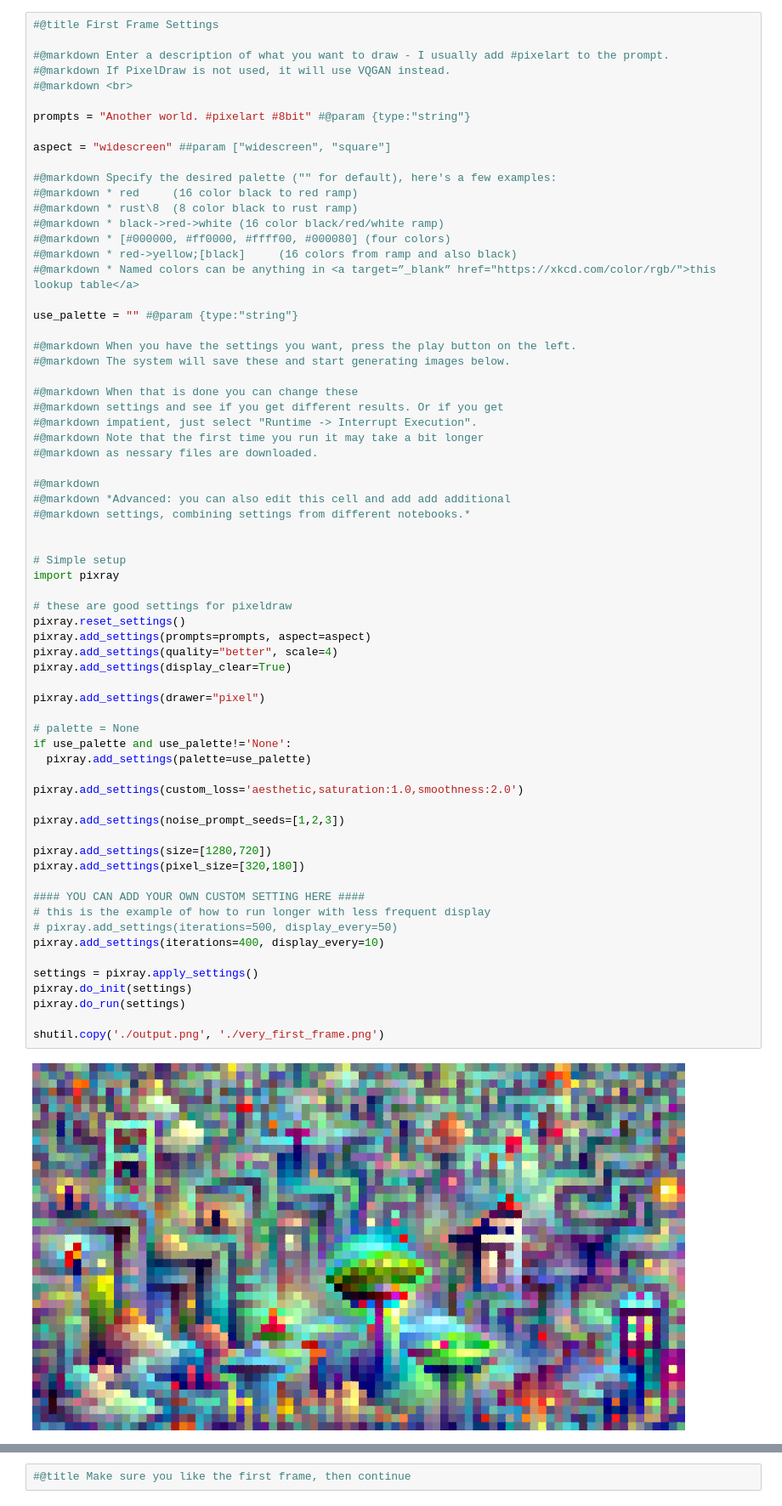
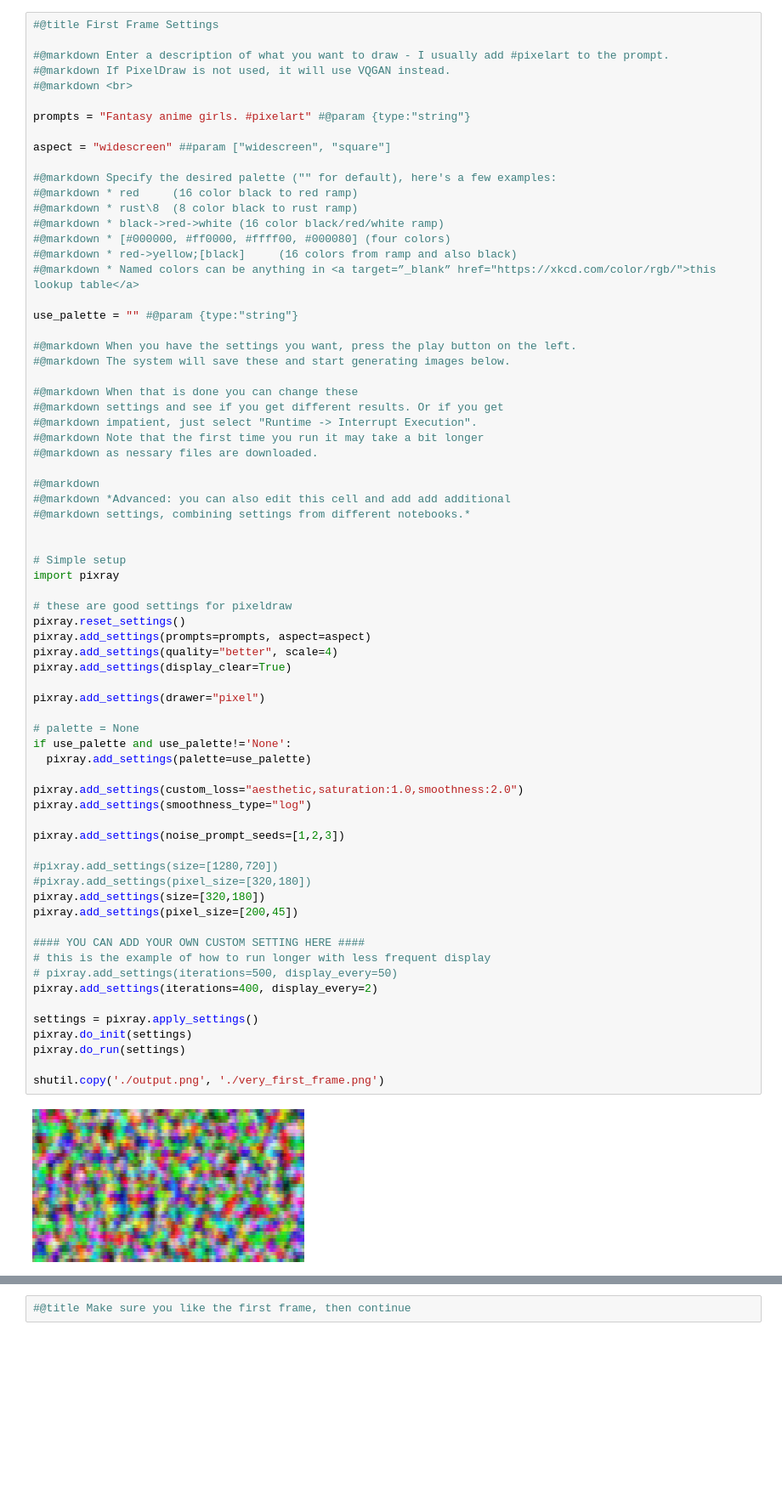
Before and after one commit to realgdman/NNotebooks, a Jupyter notebook: demos/Pixray_Swirl_Demo.ipynb, the cells around one changed output, grey strips where cells are left out. Shown at 85% size. Drawn from its saved outputs; the diff is of its cells as text; blank space fills up the shorter version.

```diff
--- a/demos/Pixray_Swirl_Demo.ipynb
+++ b/demos/Pixray_Swirl_Demo.ipynb
@@ -175,7 +175,7 @@ display(IPython.display.Javascript(js_code))
 #@markdown If PixelDraw is not used, it will use VQGAN instead.
 #@markdown <br>
 
-prompts = "Another world. #pixelart #8bit" #@param {type:"string"}
+prompts = "Fantasy anime girls. #pixelart" #@param {type:"string"}
 
 aspect = "widescreen" ##param ["widescreen", "square"]
 
@@ -205,35 +205,38 @@ use_palette = "" #@param {type:"string"}
 
 # Simple setup
 import pixray
 
 # these are good settings for pixeldraw
 pixray.reset_settings()
 pixray.add_settings(prompts=prompts, aspect=aspect)
 pixray.add_settings(quality="better", scale=4)
 pixray.add_settings(display_clear=True)
 
 pixray.add_settings(drawer="pixel")
 
 # palette = None
 if use_palette and use_palette!='None':
   pixray.add_settings(palette=use_palette)
 
-pixray.add_settings(custom_loss='aesthetic,saturation:1.0,smoothness:2.0')
+pixray.add_settings(custom_loss="aesthetic,saturation:1.0,smoothness:2.0")
+pixray.add_settings(smoothness_type="log")
 
 pixray.add_settings(noise_prompt_seeds=[1,2,3])
 
-pixray.add_settings(size=[1280,720])
-pixray.add_settings(pixel_size=[320,180])
+#pixray.add_settings(size=[1280,720])
+#pixray.add_settings(pixel_size=[320,180])
+pixray.add_settings(size=[320,180])
+pixray.add_settings(pixel_size=[200,45])
 
 #### YOU CAN ADD YOUR OWN CUSTOM SETTING HERE ####
 # this is the example of how to run longer with less frequent display
 # pixray.add_settings(iterations=500, display_every=50)
-pixray.add_settings(iterations=400, display_every=10)
+pixray.add_settings(iterations=400, display_every=2)
 
 settings = pixray.apply_settings()
 pixray.do_init(settings)
 pixray.do_run(settings)
 
 shutil.copy('./output.png', './very_first_frame.png')
 # %% [output]
-[figure, old version]
+[figure, new version]
```
Also changed, not shown: parts of 1 cell of this notebook.
